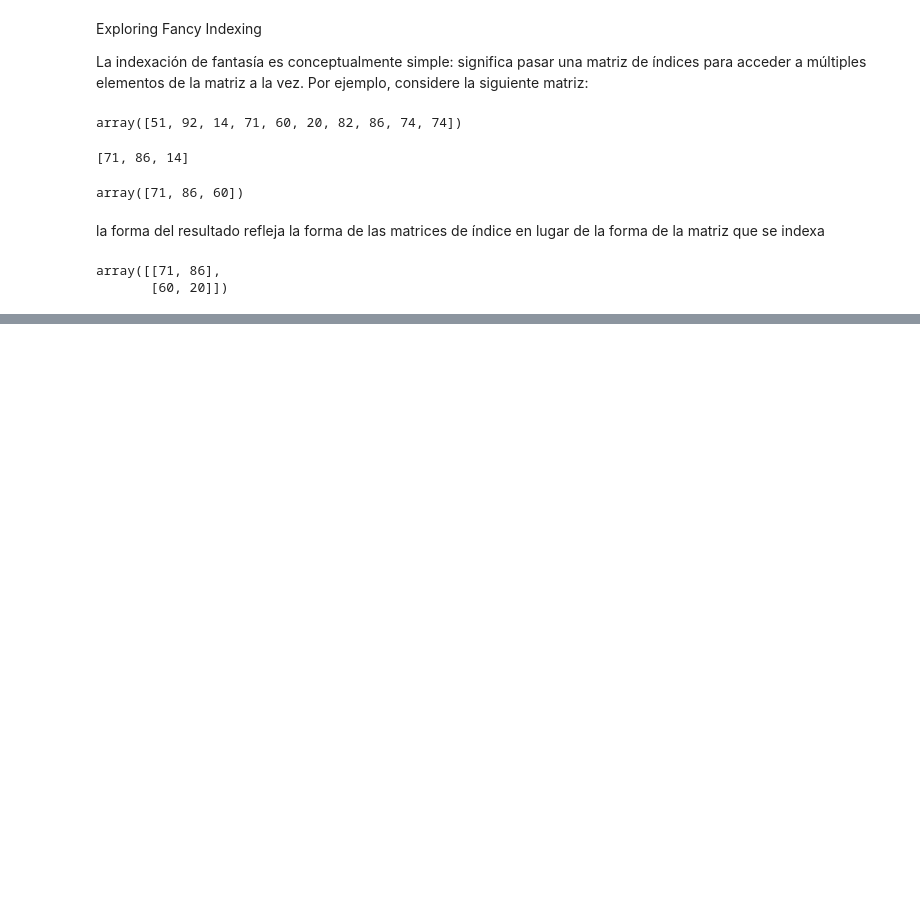
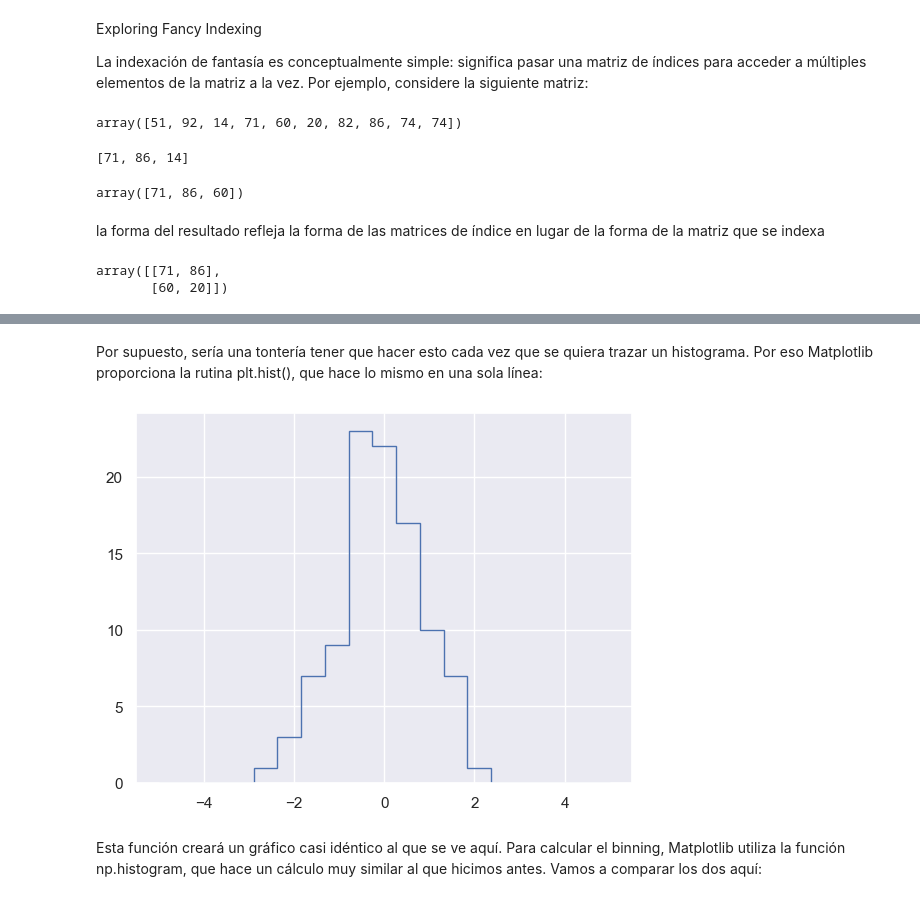
Before and after one commit to MikeAlienpz03/Excel_python, a Jupyter notebook: Chapters/numpy.ipynb, the cells around one changed output, grey strips where cells are left out. Cells and saved outputs as stored; diff of their text form; code cells hidden in the pictures; blank space fills up the shorter version.

```diff
--- a/Chapters/numpy.ipynb
+++ b/Chapters/numpy.ipynb
@@ -932,0 +1049,9 @@ pag 97
+# %% [markdown]
+Por supuesto, sería una tontería tener que hacer esto cada vez que se quiera trazar un histograma. Por eso Matplotlib proporciona la rutina plt.hist(), que hace lo mismo en una sola línea:
+# %%
+plt.hist(x,bins,histtype="step")
+plt.show()
+# %% [output]
+[figure, added]
+# %% [markdown]
+Esta función creará un gráfico casi idéntico al que se ve aquí. Para calcular el binning, Matplotlib utiliza la función np.histogram, que hace un cálculo muy similar al que hicimos antes. Vamos a comparar los dos aquí:
```
Also changed, not shown: parts of 24 cells of this notebook, 3 other files.
